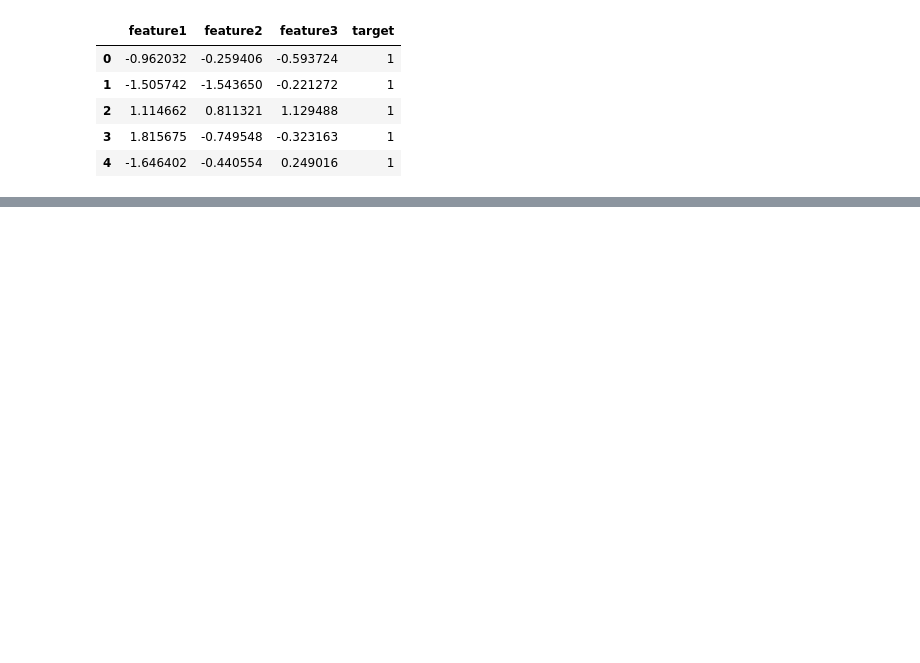
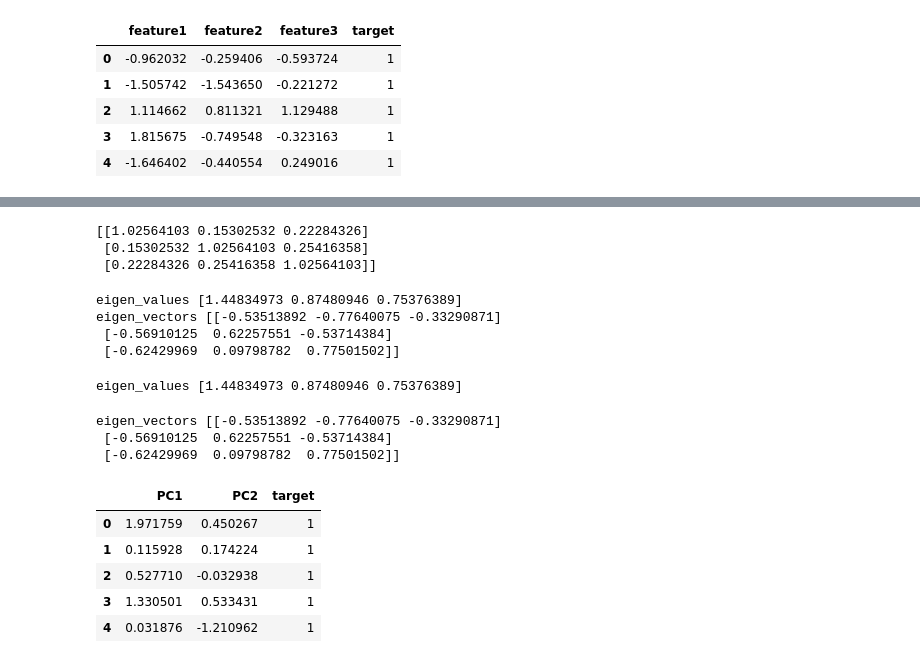
Before and after one commit to Pritesh1703/ml-journey, a Jupyter notebook: PCA.ipynb, the cells around one changed output, grey strips where cells are left out. Cells and saved outputs as stored; diff of their text form; code cells hidden in the pictures; blank space fills up the shorter version.

```diff
--- a/PCA.ipynb
+++ b/PCA.ipynb
@@ -39,0 +61,55 @@ df2.head()
+# %%
+# Standard Scaling- Unit variance, zero mean
+
+from sklearn.preprocessing import StandardScaler
+
+scaler=StandardScaler()
+
+df1.iloc[:,0:3] = scaler.fit_transform(df1.iloc[:,0:3])
+# %%
+# find a covariance matrix
+
+cov_matrix= np.cov([df1.iloc[:,0],df1.iloc[:,1],df1.iloc[:,2]])
+print(cov_matrix)
+# %% [output]
+[[1.02564103 0.15302532 0.22284326]
+ [0.15302532 1.02564103 0.25416358]
+ [0.22284326 0.25416358 1.02564103]]
+# %%
+# find eigen value and eigen vector
+
+eigen_values, eigen_vectors=np.linalg.eig(cov_matrix)
+# %% [output]
+eigen_values [1.44834973 0.87480946 0.75376389]
+eigen_vectors [[-0.53513892 -0.77640075 -0.33290871]
+ [-0.56910125  0.62257551 -0.53714384]
+ [-0.62429969  0.09798782  0.77501502]]
+# %%
+print("eigen_values",eigen_values)
+# %% [output]
+eigen_values [1.44834973 0.87480946 0.75376389]
+# %%
+
+print("eigen_vectors",eigen_vectors)
+# %% [output]
+eigen_vectors [[-0.53513892 -0.77640075 -0.33290871]
+ [-0.56910125  0.62257551 -0.53714384]
+ [-0.62429969  0.09798782  0.77501502]]
+# %%
+#lets take 2 principal components
+
+pc=eigen_vectors[0:2]
+# %%
+# Now lets project all the original data points on these 2 principal components- data.transpose(principal component)
+
+projections = np.dot(df1.iloc[:,0:3],pc.T)
+transformed_df= pd.DataFrame(projections,columns=['PC1','PC2'])
+transformed_df['target']=df1['target'].values
+transformed_df.head()
+# %% [output]
+|  | PC1 | PC2 | target |
+| 0 | 1.971759 | 0.450267 | 1 |
+| 1 | 0.115928 | 0.174224 | 1 |
+| 2 | 0.527710 | -0.032938 | 1 |
+| 3 | 1.330501 | 0.533431 | 1 |
+| 4 | 0.031876 | -1.210962 | 1 |
```
Also changed, not shown: parts of 4 cells of this notebook.
